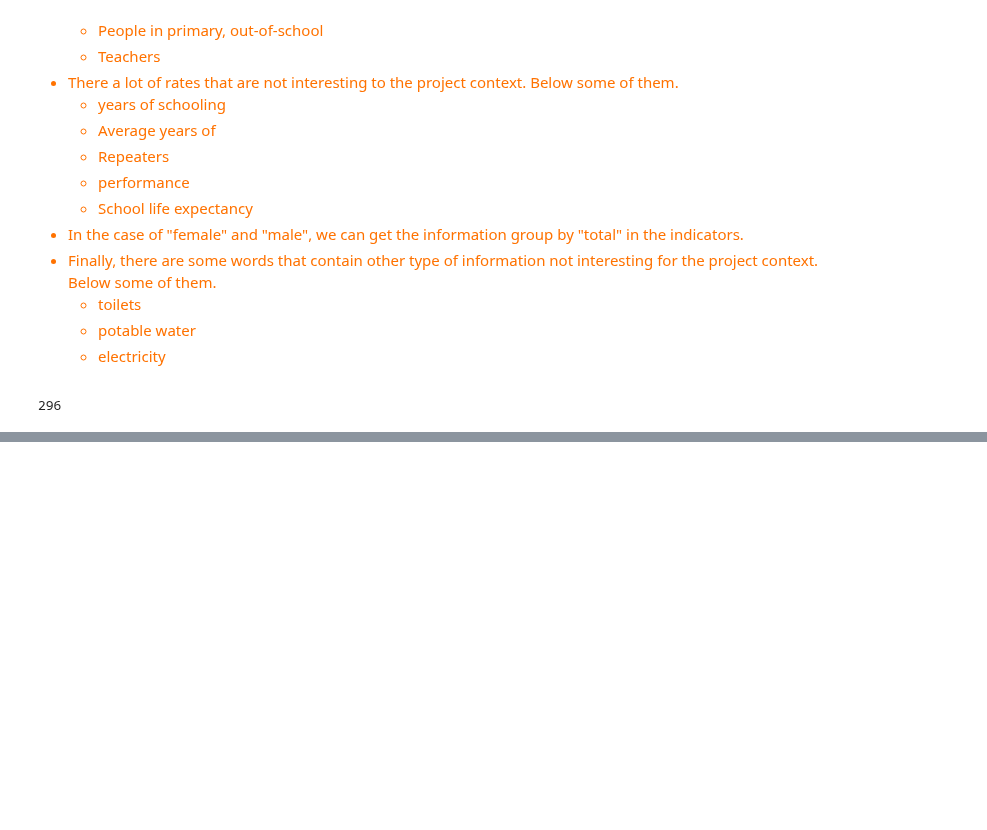
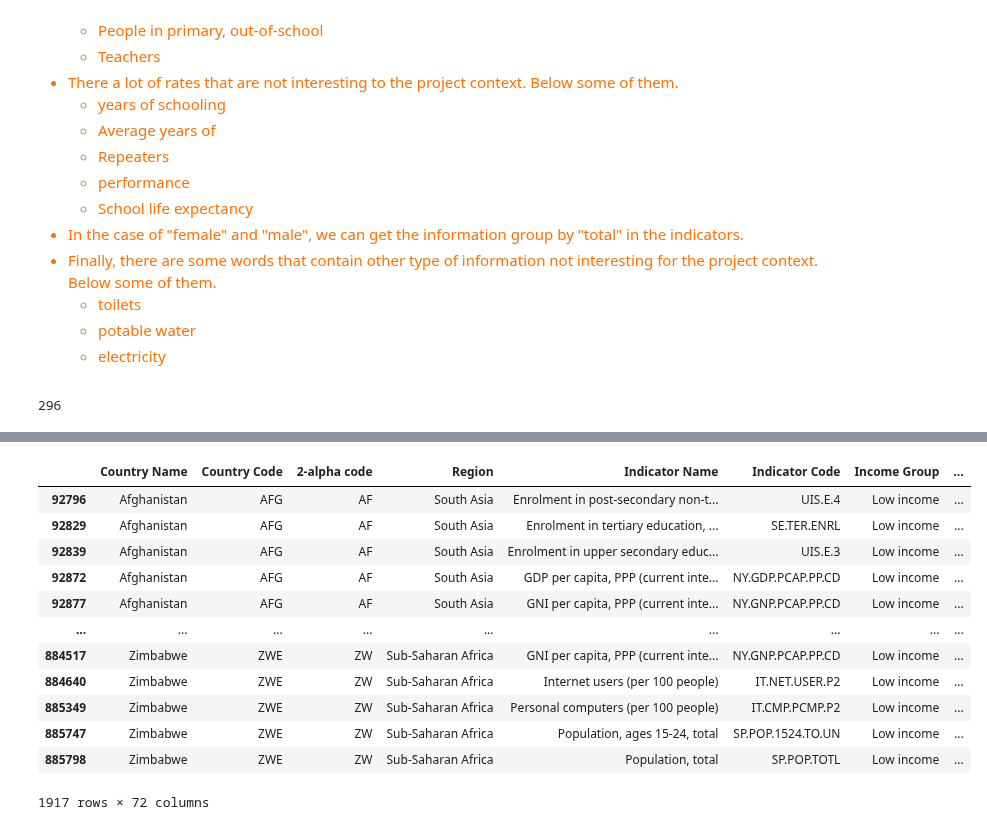
Before and after one commit to samirhinojosa/OC-P2-education-statistics, a Jupyter notebook: notebook.ipynb, the cells around one changed output, grey strips where cells are left out. Saved outputs shown, nothing was run; the diff lists cells and outputs as text; code cells hidden in the pictures; blank space fills up the shorter version.

```diff
--- a/notebook.ipynb
+++ b/notebook.ipynb
@@ -628,13 +679,14 @@ So because of that I decided to rule out the indicators that contains the follow
     - electricity
 </div>
 # %%
-# List of keywords to rule out of "df_data_copy"
-NOT_INDICATORS = (
-    "50", "54", "55", "59", "60", "64", "65", "70", "75", "74", "80", "No Education", "Primary", "out-of-school", "years of schooling", "Average years of", "Repeaters", "Repetition rate",
-    "performance", "completion rate", "School life expectancy", "attendance rate", "Drop-out", "duration", "Labor force", "teacher", "Government", "Policy", "expenditure", "illiterate population",
-    "female", "male", "childhood", "toilets", "potable water", "electricity", "single-sex toilets"
+# List of keywords to extract the initial indicators based on keywords NOT related to the indicators to measure
+KEYWORDS_NOT_RELATED_INDICATORS = (
+    "50", "54", "55", "59", "60", "64", "65", "70", "75", "74", "80", "No Education", "Primary", "out-of-school", "years of schooling", "Average years of",
+    "Repeaters", "Repetition rate", "performance", "completion rate", "School life expectancy", "attendance rate", "Drop-out", "duration", "Labor force",
+    "teacher", "Government", "Policy", "expenditure", "illiterate population", "female", "male", "childhood", "toilets", "potable water", "electricity",
+    "single-sex toilets"
 )
 # %%
 # Ruling out the not interesting word of the sample from "df_data_copy"
-df_sample = pd.DataFrame(df_sample[~df_sample["Indicator Name"].str.contains("|".join(NOT_INDICATORS), case=False, na=False).any(level=0)])
+df_indicators = pd.DataFrame(df_indicators[~df_indicators["Indicator Name"].str.contains("|".join(KEYWORDS_NOT_RELATED_INDICATORS), case=False, na=False).any(level=0)])
 # %%
@@ -665,4 +721,4 @@ df_sample
 # %%
-list = [
-    "SP.POP.TOTL", "IT.NET.USER.P2", "UIS.E.3", "SE.TER.ENRL", "SP.POP.1524.TO.UN", "UIS.E.4", "IT.CMP.PCMP.P2"
-]
+INDICATORS = (
+    "SP.POP.TOTL", "IT.NET.USER.P2", "UIS.E.3", "SE.TER.ENRL", "SP.POP.1524.TO.UN", "UIS.E.4", "IT.CMP.PCMP.P2", "SE.XPD.TOTL.GB.ZS", "NY.GDP.PCAP.PP.CD", "NY.GNP.PCAP.PP.CD"
+)
@@ -672,0 +725,3 @@ list = [
+# %%
+df_indicators = pd.DataFrame(df_indicators.loc[df_indicators["Indicator Code"].isin(INDICATORS)])
+df_indicators
@@ -672,0 +739,18 @@ list = [
+# %%
+# Getting the sample of data of "df_data_copy" based on the initial list of indicators
+df_sample = pd.DataFrame(df_data_copy.loc[df_data_copy["Indicator Code"].isin(list(df_indicators["Indicator Code"]))])
+df_sample
+# %% [output]
+|  | Country Name | Country Code | 2-alpha code | Region | Indicator Name | Indicator Code | Income Group | ... |
+| 92796 | Afghanistan | AFG | AF | South Asia | Enrolment in post-secondary non-t... | UIS.E.4 | Low income | ... |
+| 92829 | Afghanistan | AFG | AF | South Asia | Enrolment in tertiary education, ... | SE.TER.ENRL | Low income | ... |
+| 92839 | Afghanistan | AFG | AF | South Asia | Enrolment in upper secondary educ... | UIS.E.3 | Low income | ... |
+| 92872 | Afghanistan | AFG | AF | South Asia | GDP per capita, PPP (current inte... | NY.GDP.PCAP.PP.CD | Low income | ... |
+| 92877 | Afghanistan | AFG | AF | South Asia | GNI per capita, PPP (current inte... | NY.GNP.PCAP.PP.CD | Low income | ... |
+| ... | ... | ... | ... | ... | ... | ... | ... | ... |
+| 884517 | Zimbabwe | ZWE | ZW | Sub-Saharan Africa | GNI per capita, PPP (current inte... | NY.GNP.PCAP.PP.CD | Low income | ... |
+| 884640 | Zimbabwe | ZWE | ZW | Sub-Saharan Africa | Internet users (per 100 people) | IT.NET.USER.P2 | Low income | ... |
+| 885349 | Zimbabwe | ZWE | ZW | Sub-Saharan Africa | Personal computers (per 100 people) | IT.CMP.PCMP.P2 | Low income | ... |
+| 885747 | Zimbabwe | ZWE | ZW | Sub-Saharan Africa | Population, ages 15-24, total | SP.POP.1524.TO.UN | Low income | ... |
+| 885798 | Zimbabwe | ZWE | ZW | Sub-Saharan Africa | Population, total | SP.POP.TOTL | Low income | ... |
+1917 rows × 72 columns
```
Also changed, not shown: parts of 27 cells of this notebook.
